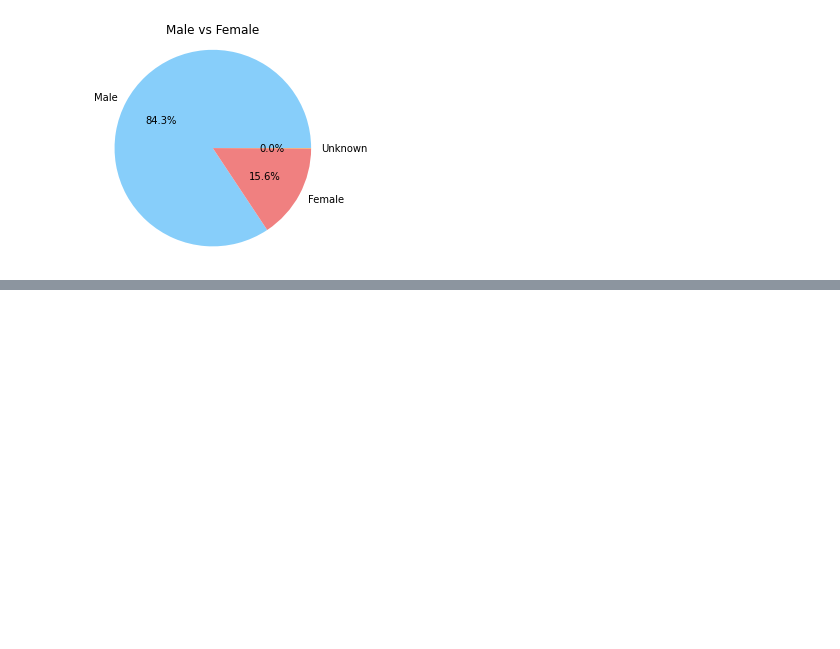
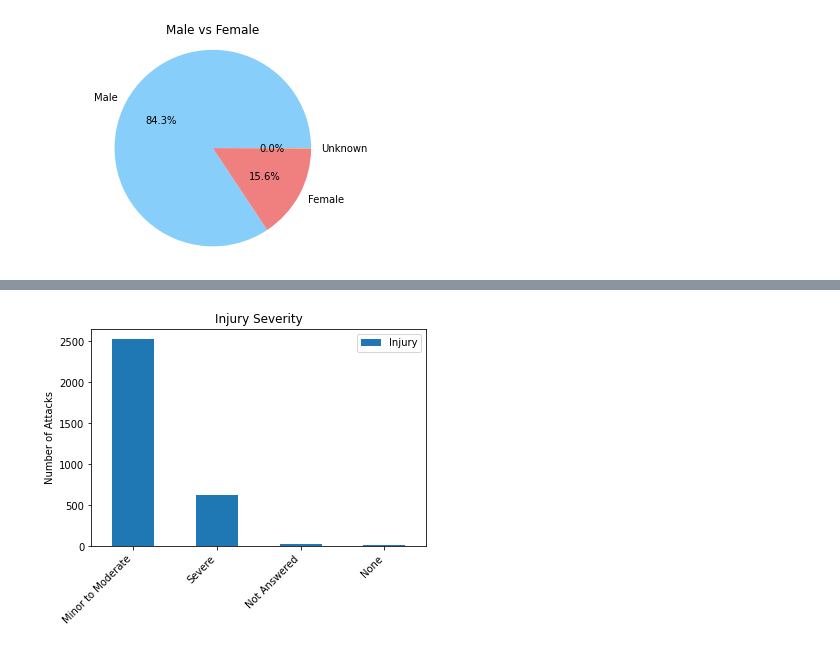
Before and after one commit to staceyj118/Shark-Attacks, a Jupyter notebook: Victims.ipynb, the cells around one changed output, grey strips where cells are left out. Cells and saved outputs as stored; diff of their text form; code cells hidden in the pictures; blank space fills up the shorter version.

```diff
--- a/Victims.ipynb
+++ b/Victims.ipynb
@@ -352,2 +369,12 @@ TypeError: '>' not supported between instances of 'str' and 'int'
+# %%
+#Bar graph: Injury severity
+injury_df=pd.DataFrame(victim_df['Injury'].value_counts())
+ax = injury_df.plot.bar()
+plt.xticks(rotation=45, ha='right')
+plt.title("Injury Severity")
+plt.ylabel("Number of Attacks")
+plt.savefig('Injury.png',bbox_inches='tight')
+# %% [output]
+[figure, added]
 # %%
 # pie graph: age groups by fatality
```
Also changed, not shown: parts of 5 cells of this notebook, 5 other files.
